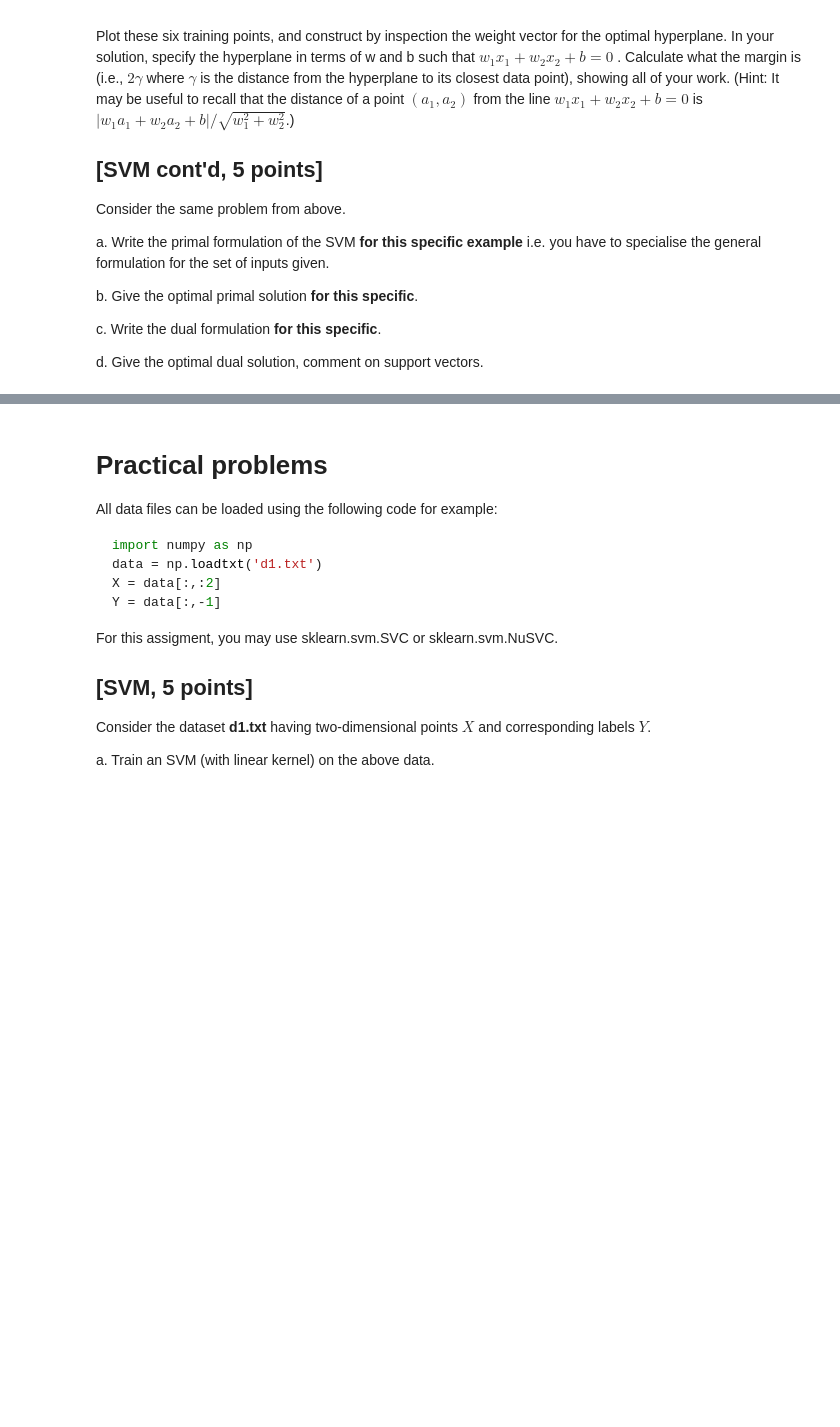
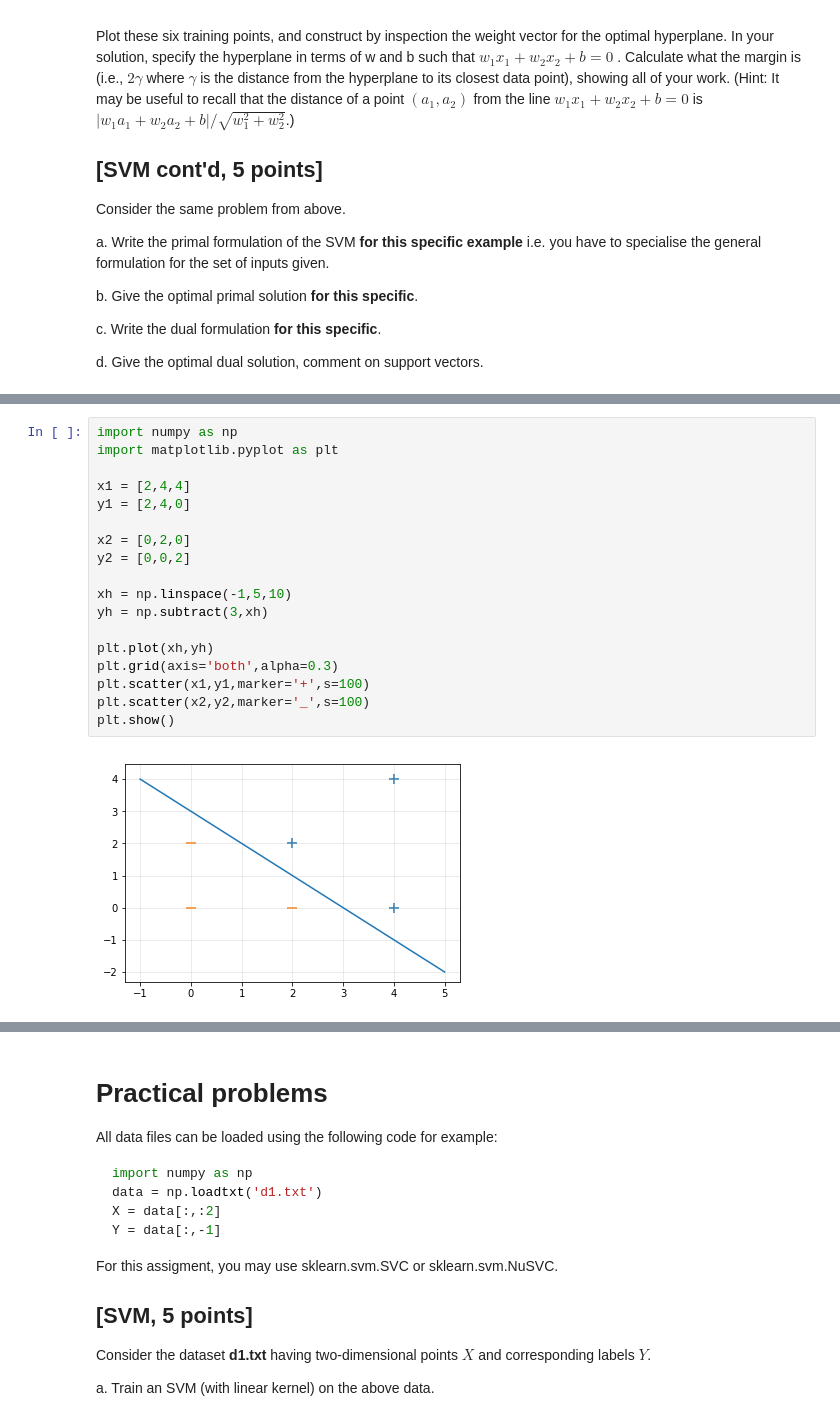
Before and after one commit to InfiniteWorm/MLAssignments, a Jupyter notebook: hw4.ipynb, the cells around one changed output, grey strips where cells are left out. Cells and saved outputs as stored; diff of their text form; blank space fills up the shorter version.

```diff
--- a/hw4.ipynb
+++ b/hw4.ipynb
@@ -44,0 +51,20 @@ d. Give the optimal dual solution, comment on support vectors.
+# %%
+import numpy as np
+import matplotlib.pyplot as plt
+
+x1 = [2,4,4]
+y1 = [2,4,0]
+
+x2 = [0,2,0]
+y2 = [0,0,2]
+
+xh = np.linspace(-1,5,10)
+yh = np.subtract(3,xh)
+
+plt.plot(xh,yh)
+plt.grid(axis='both',alpha=0.3)
+plt.scatter(x1,y1,marker='+',s=100)
+plt.scatter(x2,y2,marker='_',s=100)
+plt.show()
+# %% [output]
+[figure, added]
```
Also changed, not shown: parts of 5 cells of this notebook, 1 other file.
